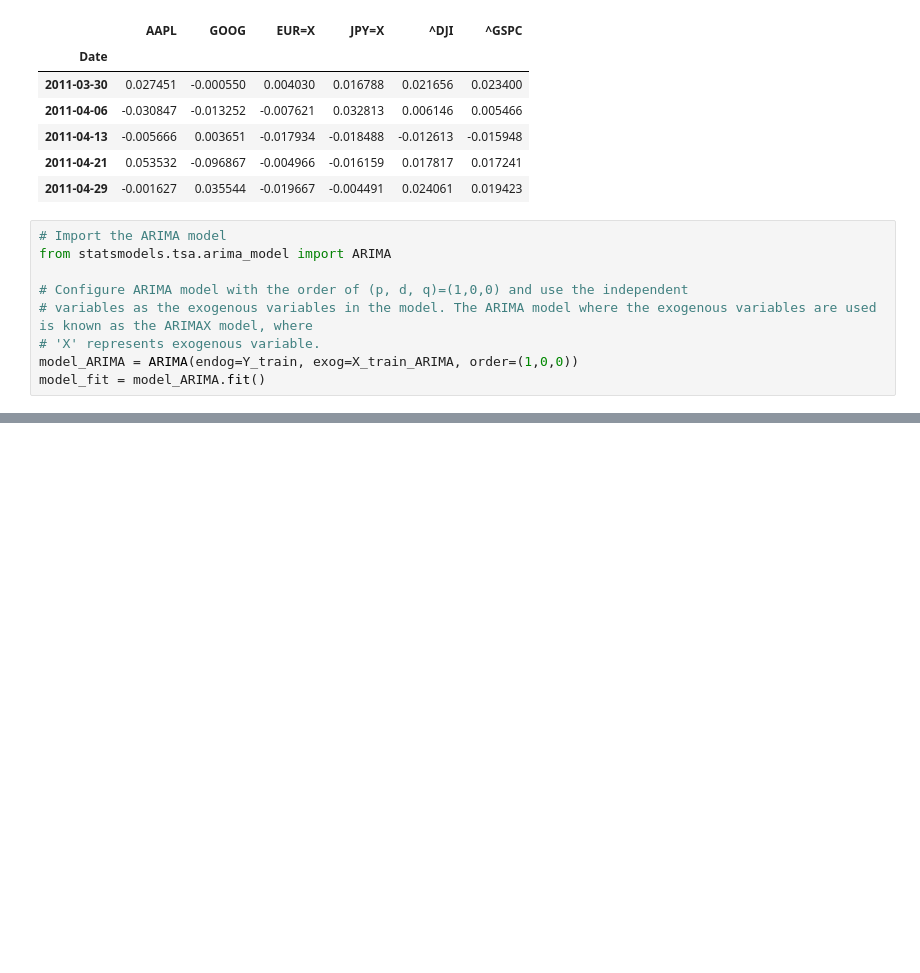
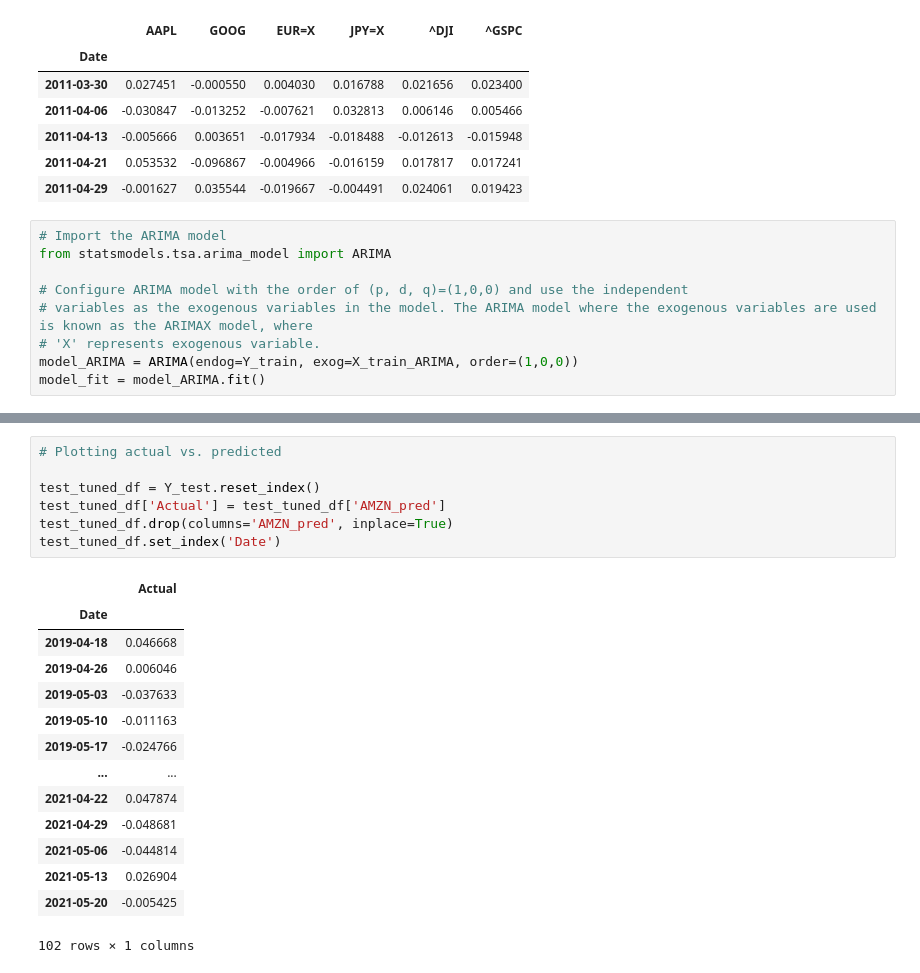
Before and after one commit to somyapanda/Project_2, a Jupyter notebook: Somya/stock_predictions_final.ipynb, the cells around one changed output, grey strips where cells are left out. Cells and saved outputs as stored; diff of their text form; blank space fills up the shorter version.

```diff
--- a/Somya/stock_predictions_final.ipynb
+++ b/Somya/stock_predictions_final.ipynb
@@ -609,0 +708,22 @@ model_fit = model_ARIMA.fit()
+# %%
+# Plotting actual vs. predicted
+
+test_tuned_df = Y_test.reset_index()
+test_tuned_df['Actual'] = test_tuned_df['AMZN_pred']
+test_tuned_df.drop(columns='AMZN_pred', inplace=True)
+test_tuned_df.set_index('Date')
+# %% [output]
+|  | Actual |
+| Date |  |
+| 2019-04-18 | 0.046668 |
+| 2019-04-26 | 0.006046 |
+| 2019-05-03 | -0.037633 |
+| 2019-05-10 | -0.011163 |
+| 2019-05-17 | -0.024766 |
+| ... | ... |
+| 2021-04-22 | 0.047874 |
+| 2021-04-29 | -0.048681 |
+| 2021-05-06 | -0.044814 |
+| 2021-05-13 | 0.026904 |
+| 2021-05-20 | -0.005425 |
+102 rows × 1 columns
```
Also changed, not shown: parts of 20 cells of this notebook.
